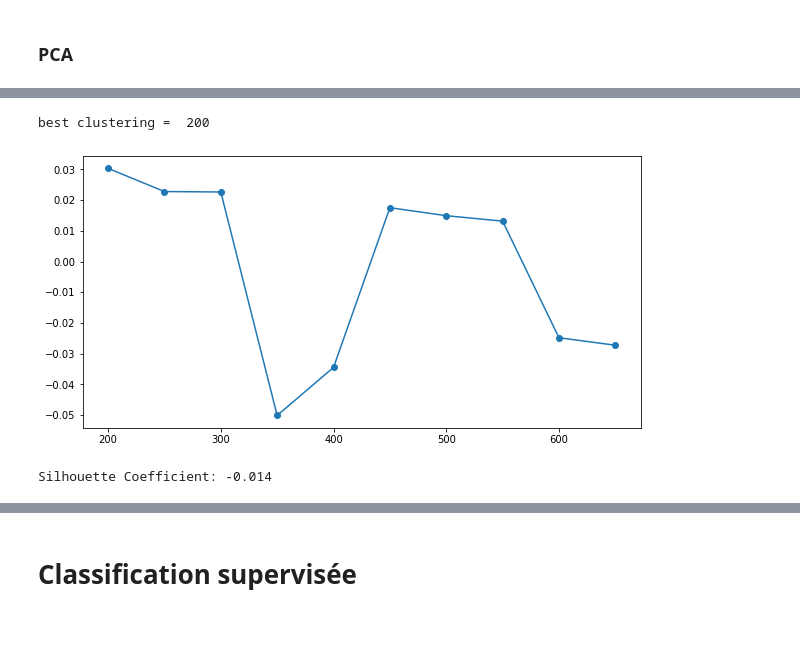
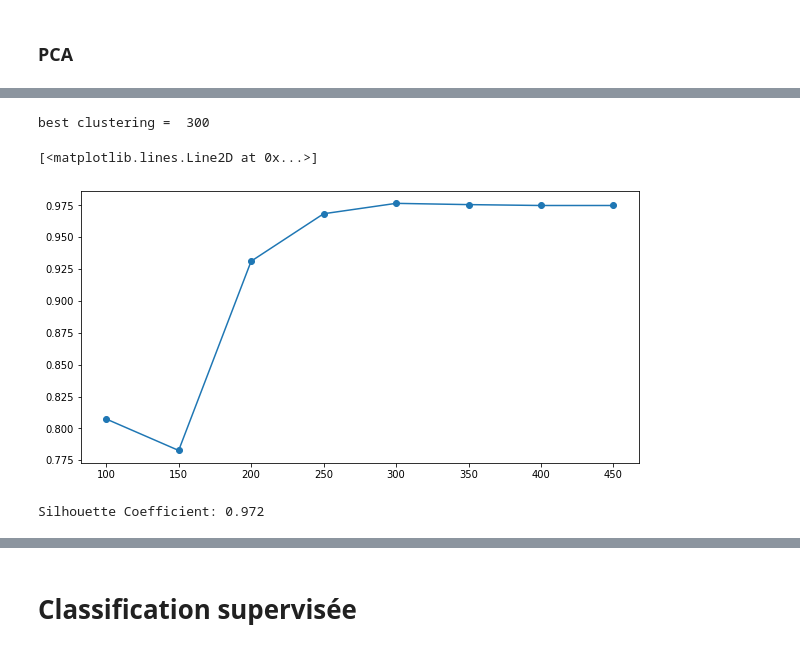
Before and after one commit to FKO78/OC-ds-p6, a Jupyter notebook: P6_Catégorisez_automatiquement_des_questions_MODELISATION.ipynb, the cells around one changed output, grey strips where cells are left out. Drawn from its saved outputs; the diff is of its cells as text; code cells hidden in the pictures.

```diff
--- a/P6_Catégorisez_automatiquement_des_questions_MODELISATION.ipynb
+++ b/P6_Catégorisez_automatiquement_des_questions_MODELISATION.ipynb
@@ -186,0 +193,3 @@ train.shape
+# %%
+train = train.sample(10000)
+len(train.Tags.unique())
@@ -193,8 +204,7 @@ dict_tfidf = defaultdict(dict)
 for col in ['Title', 'Body']:
     X = train[col].copy()
 
-    dict_tfidf['vector'][col] = TfidfVectorizer(token_pattern=REGEX, \
-                                                min_df=DICT_COLS[col]).fit(X)
+    dict_tfidf['vector'][col] = TfidfVectorizer(token_pattern=REGEX).fit(X)
     v_tfidf = dict_tfidf['vector'][col].transform(X)
     cols = dict_tfidf['vector'][col].get_feature_names()
     dict_tfidf['df'][col] = pd.DataFrame(v_tfidf.todense().tolist(), \
@@ -230,15 +240,15 @@ PCA 2 composants: [0.00742094 0.00658668] 0.014007622090083428
 # %%
-fig = plt.figure(figsize=(10, 5))
 # Iteration de clustering kmeans avec des nb de clusters différents
 silhouettes = []
-cluster_range = range(200, 700, 50)
+cluster_range = range(10, 150, 10)
 for n in cluster_range:
     myclust = cluster.KMeans(n_clusters=n, random_state=1)
     myclust.fit(X_scaled)
     silhouettes.append(metrics.silhouette_score(X_scaled, myclust.labels_))
 
-plt.plot(cluster_range, silhouettes, marker='o')
-
 best_cluster = cluster_range[np.argmax(silhouettes)]
 print('best clustering = ', best_cluster)
+
+fig = plt.figure(figsize=(10, 5))
+plt.plot(cluster_range, silhouettes, marker='o')
 # %% [output]
@@ -247,5 +257,5 @@ best clustering =  600
 # %%
-nb_clusters = 650
+nb_clusters = best_cluster
 color = ["#"+''.join([random.choice('0123456789ABCDEF') for j in range(6)])
         for i in range(nb_clusters)]
 
@@ -325,22 +332,23 @@ PCA 2 composants: [0.00702508 0.00592758] 0.012952660141697107
 # %%
-fig = plt.figure(figsize=(10, 5))
 # Iteration de clustering kmeans avec des nb de clusters différents
 silhouettes = []
-cluster_range = range(200, 700, 50)
+cluster_range = range(100, 500, 50)
 for n in cluster_range:
     myclust = cluster.KMeans(n_clusters=n, random_state=1)
     myclust.fit(X_scaled)
     silhouettes.append(metrics.silhouette_score(X_scaled, myclust.labels_))
 
-plt.plot(cluster_range, silhouettes, marker='o')
-
 best_cluster = cluster_range[np.argmax(silhouettes)]
 print('best clustering = ', best_cluster)
+
+fig = plt.figure(figsize=(10, 5))
+plt.plot(cluster_range, silhouettes, marker='o')
 # %% [output]
-best clustering =  200
+best clustering =  300
+[<matplotlib.lines.Line2D at 0x...>]
-[figure, old version]
+[figure, new version]
 # %%
-nb_clusters = 300
+nb_clusters = best_cluster
 
 color = ["#"+''.join([random.choice('0123456789ABCDEF') for j in range(6)])
         for i in range(nb_clusters)]
@@ -353,7 +361,7 @@ myclust.fit(X_scaled)
 # Pour l’évaluation intrinsèque, je choisis le coefficient de silhouette :
 print("Silhouette Coefficient: %0.3f" % metrics.silhouette_score(X, myclust.labels_))
 # %% [output]
-Silhouette Coefficient: -0.014
+Silhouette Coefficient: 0.972
 # %%
 #Create a cluster label column in the original DataFrame
 y = myclust.labels_
```
Also changed, not shown: parts of 34 cells of this notebook.
